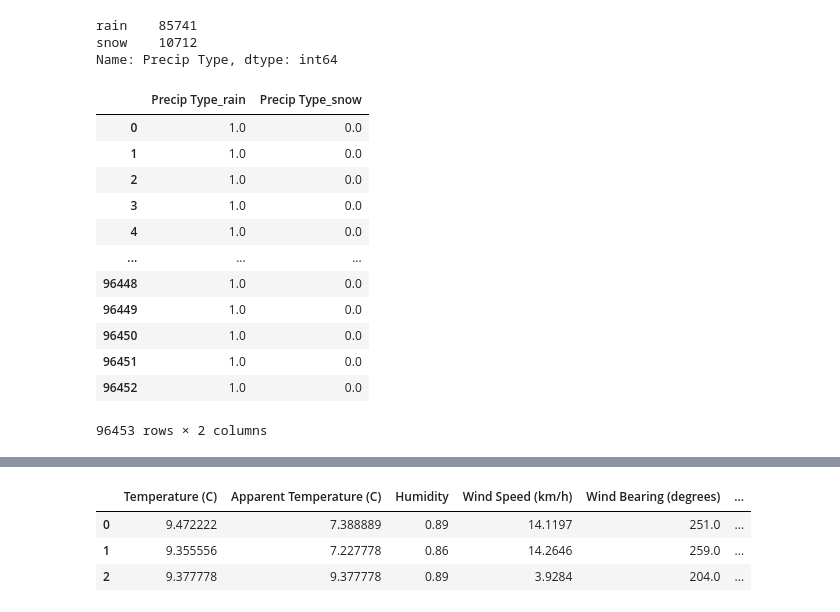
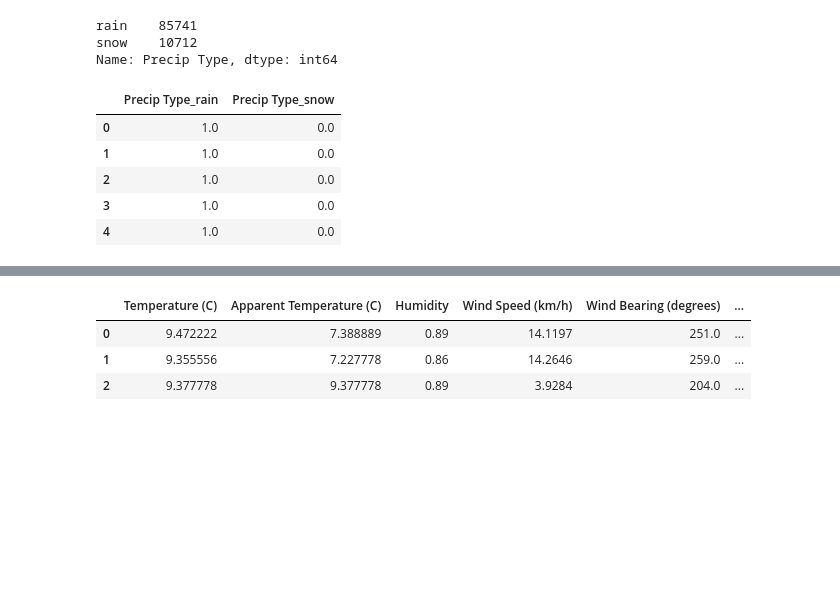
Before and after one commit to pinilDissanayaka/weather-in-szeged-2006-2016, a Jupyter notebook: weatherHistory.ipynb, the cells around one changed output, grey strips where cells are left out. Saved outputs shown, nothing was run; the diff lists cells and outputs as text; code cells hidden in the pictures; blank space fills up the shorter version.

```diff
--- a/weatherHistory.ipynb
+++ b/weatherHistory.ipynb
@@ -242,23 +242,16 @@ Name: Precip Type, dtype: int64
 # %%
 ohe = OneHotEncoder(sparse = False)
 temp = ohe.fit_transform(df[['Precip Type']])
 temp = pd.DataFrame(temp)
 temp.columns = ohe.get_feature_names_out(['Precip Type'])
-temp
+temp.head(5)
 # %% [output]
 |  | Precip Type_rain | Precip Type_snow |
 | 0 | 1.0 | 0.0 |
 | 1 | 1.0 | 0.0 |
 | 2 | 1.0 | 0.0 |
 | 3 | 1.0 | 0.0 |
 | 4 | 1.0 | 0.0 |
-| ... | ... | ... |
-| 96448 | 1.0 | 0.0 |
-| 96449 | 1.0 | 0.0 |
-| 96450 | 1.0 | 0.0 |
-| 96451 | 1.0 | 0.0 |
-| 96452 | 1.0 | 0.0 |
-96453 rows × 2 columns
 # %%
 df['Precip Type_rain'] = temp['Precip Type_rain']
 df['Precip Type_snow'] = temp['Precip Type_snow']
```
Also changed, not shown: parts of 19 cells of this notebook.
